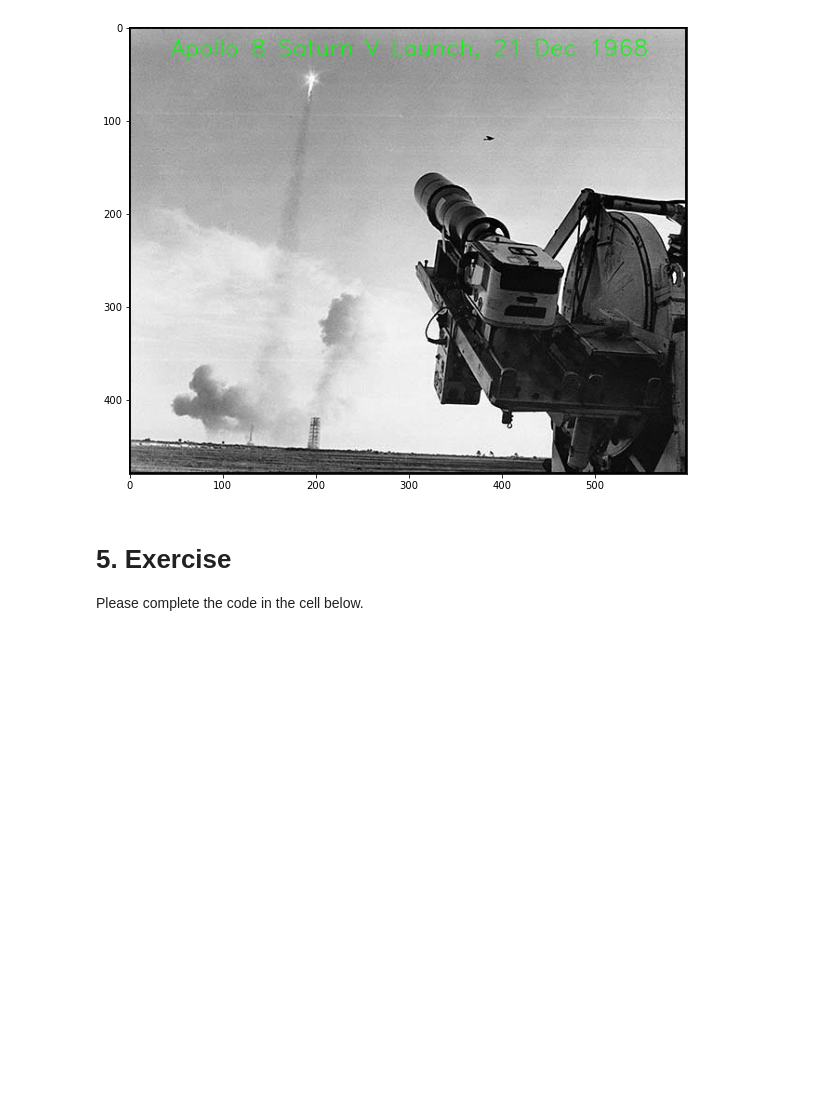
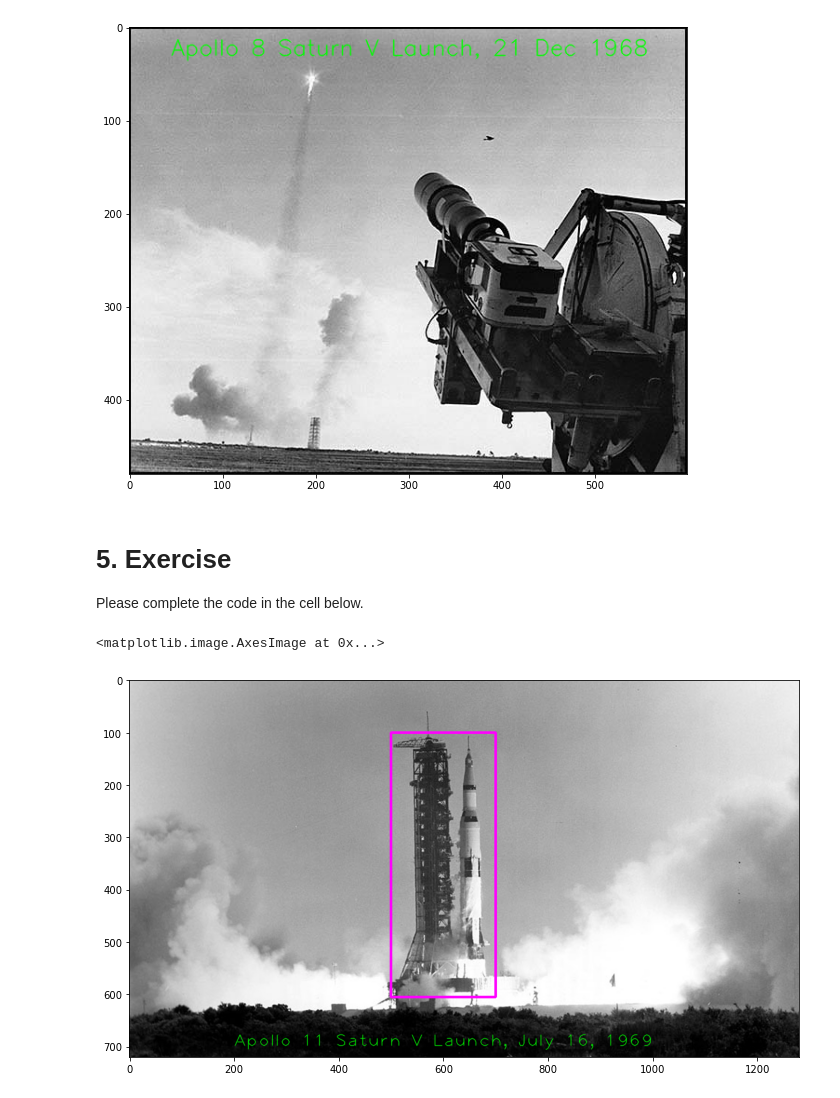
Before and after one commit to scarletknight11/OpenCVCourse, a Jupyter notebook: 01_04_Annotating_Images.ipynb, the cells around one changed output. Saved outputs shown, nothing was run; the diff lists cells and outputs as text; code cells hidden in the pictures; blank space fills up the shorter version.

```diff
--- a/01_04_Annotating_Images.ipynb
+++ b/01_04_Annotating_Images.ipynb
@@ -255,20 +250,31 @@ Please complete the code in the cell below.
 # %%
 # Read in the image ('Apollo-11-launch.jpg').
 
 # Add the following text to the dark area at the bottom of the image (centered on the image):
 # 'Apollo 11 Saturn V Launch, July 16, 1969'.
 text = 'Apollo 11 Saturn V Launch, July 16, 1969'
 font_face = cv2.FONT_HERSHEY_PLAIN
+font_scale = 2.3
+font_color = green
+font_thickness = 1
+
+apollo_image = cv2.imread('Apollo-11-launch.jpg', cv2.IMREAD_COLOR)
+image_text = apollo_image.copy()
 
 # YOUR CODE HERE: use putText()
+image_text = cv2.putText(image_text, text, (200, 700), font_face, font_scale, font_color, font_thickness, cv2.LINE_AA)
 
 # Draw a magenta rectangle that encompasses the launch tower and the rocket.
-rect_color = magenta
+#image_rectangle = cv2.rectangle(image_text, (300, 150), (480, 420), magenta, thickness = 3, lineType = cv2.LINE_8)
+rect_color = cv2.rectangle(image_text, (700, 100), (500, 605), magenta, thickness = 3, lineType = cv2.LINE_8)
 # YOUR CODE HERE
-
-# plt.figure(figsize=[12, 12])
+plt.figure(figsize=[12, 12])
 # Display the final annotated image
 # YOUR CODE HERE
+plt.imshow(image_text[:, :, ::-1])
+# %% [output]
+<matplotlib.image.AxesImage at 0x...>
+[figure, added]
 # %% [markdown]
 Your results should look similar to this.
 
```
Also changed, not shown: parts of 1 cell of this notebook.
